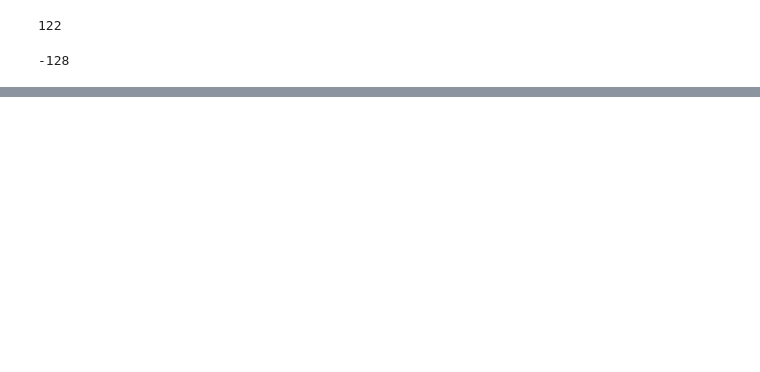
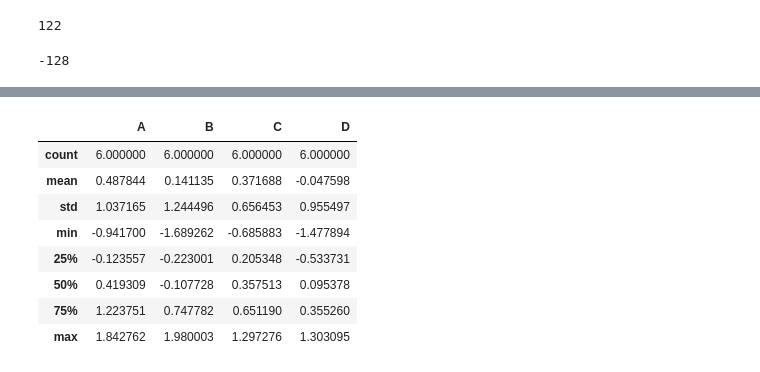
Before and after one commit to ZCW-Data1dot2/wes-book---ch4---numpy-Anujangalapalli, a Jupyter notebook: Chapter4WorkAlong.ipynb, the cells around one changed output, grey strips where cells are left out. Drawn from its saved outputs; the diff is of its cells as text; code cells hidden in the pictures; blank space fills up the shorter version.

```diff
--- a/Chapter4WorkAlong.ipynb
+++ b/Chapter4WorkAlong.ipynb
@@ -1006,0 +1052,3 @@ array([[ 0.18764359, -0.15082022,  0.01558629, ...,  0.01448881,
+# %%
+dates = pd.date_range('20130101', periods = 6)
+dates
@@ -1006,0 +1059,2 @@ array([[ 0.18764359, -0.15082022,  0.01558629, ...,  0.01448881,
+# %%
+df = pd.DataFrame(np.random.randn(6, 4), index = dates, columns = list('ABCD'))
@@ -1006,0 +1117,12 @@ array([[ 0.18764359, -0.15082022,  0.01558629, ...,  0.01448881,
+# %%
+df.describe()
+# %% [output]
+|  | A | B | C | D |
+| count | 6.000000 | 6.000000 | 6.000000 | 6.000000 |
+| mean | 0.487844 | 0.141135 | 0.371688 | -0.047598 |
+| std | 1.037165 | 1.244496 | 0.656453 | 0.955497 |
+| min | -0.941700 | -1.689262 | -0.685883 | -1.477894 |
+| 25% | -0.123557 | -0.223001 | 0.205348 | -0.533731 |
+| 50% | 0.419309 | -0.107728 | 0.357513 | 0.095378 |
+| 75% | 1.223751 | 0.747782 | 0.651190 | 0.355260 |
+| max | 1.842762 | 1.980003 | 1.297276 | 1.303095 |
```
Also changed, not shown: parts of 118 cells of this notebook.
